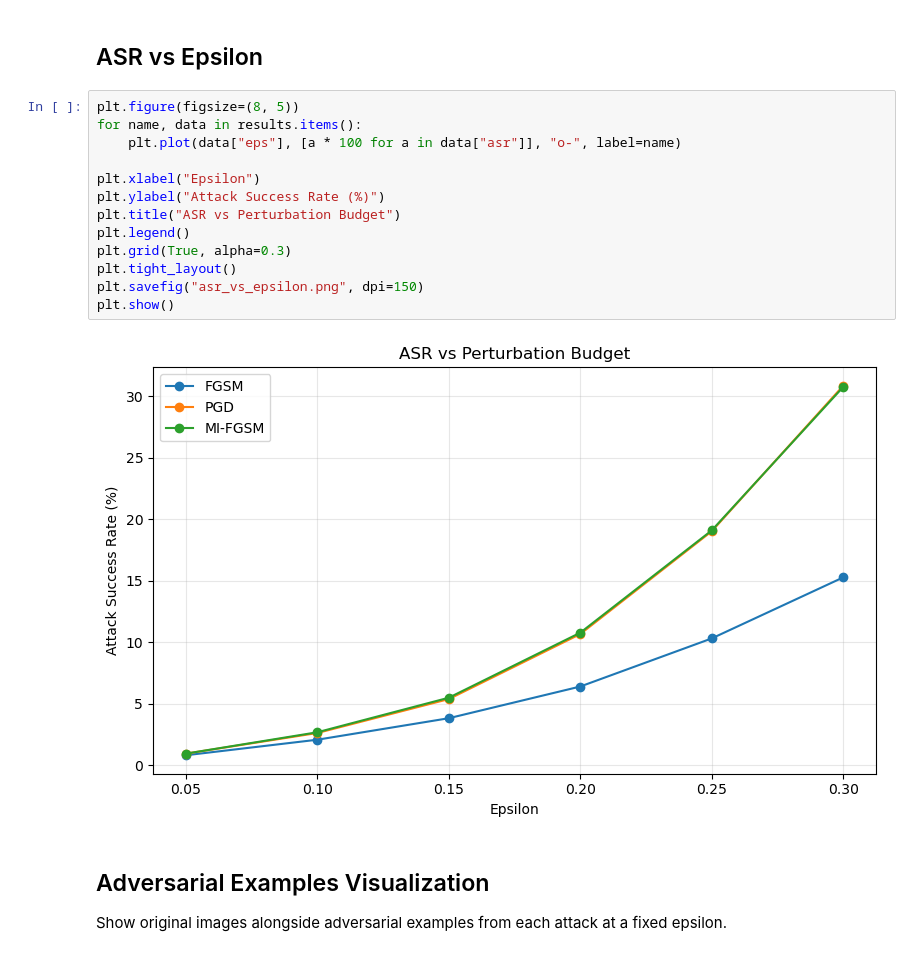
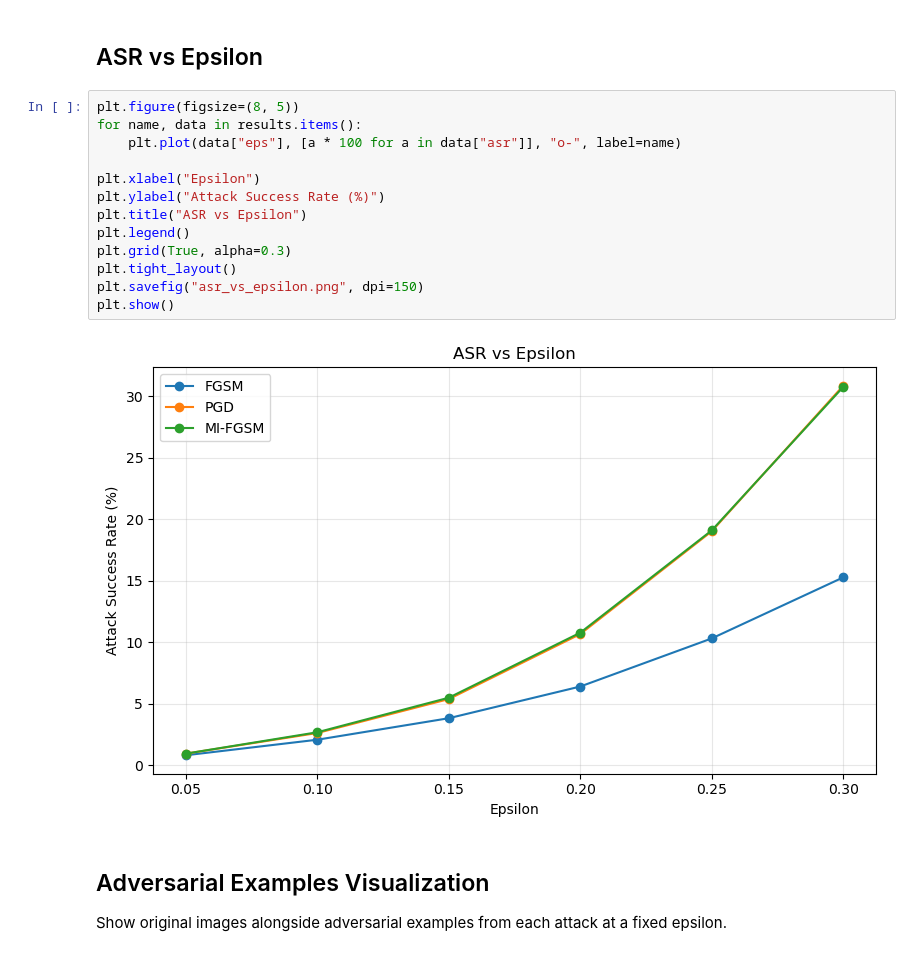
Before and after one commit to nitchith/ai-hw-spring-2026-aa, a Jupyter notebook: adversarial_attacks.ipynb, the cells around one changed output. Cells and saved outputs as stored; diff of their text form.

```diff
--- a/adversarial_attacks.ipynb
+++ b/adversarial_attacks.ipynb
@@ -345,18 +345,18 @@ MI-FGSM        0.30     98.95%   30.75%
 # %%
 plt.figure(figsize=(8, 5))
 for name, data in results.items():
     plt.plot(data["eps"], [a * 100 for a in data["asr"]], "o-", label=name)
 
 plt.xlabel("Epsilon")
 plt.ylabel("Attack Success Rate (%)")
-plt.title("ASR vs Perturbation Budget")
+plt.title("ASR vs Epsilon")
 plt.legend()
 plt.grid(True, alpha=0.3)
 plt.tight_layout()
 plt.savefig("asr_vs_epsilon.png", dpi=150)
 plt.show()
 # %% [output]
-[figure, old version]
+[figure, new version]
 # %% [markdown]
 ## Adversarial Examples Visualization
 
```
Also changed, not shown: 1 other file.
